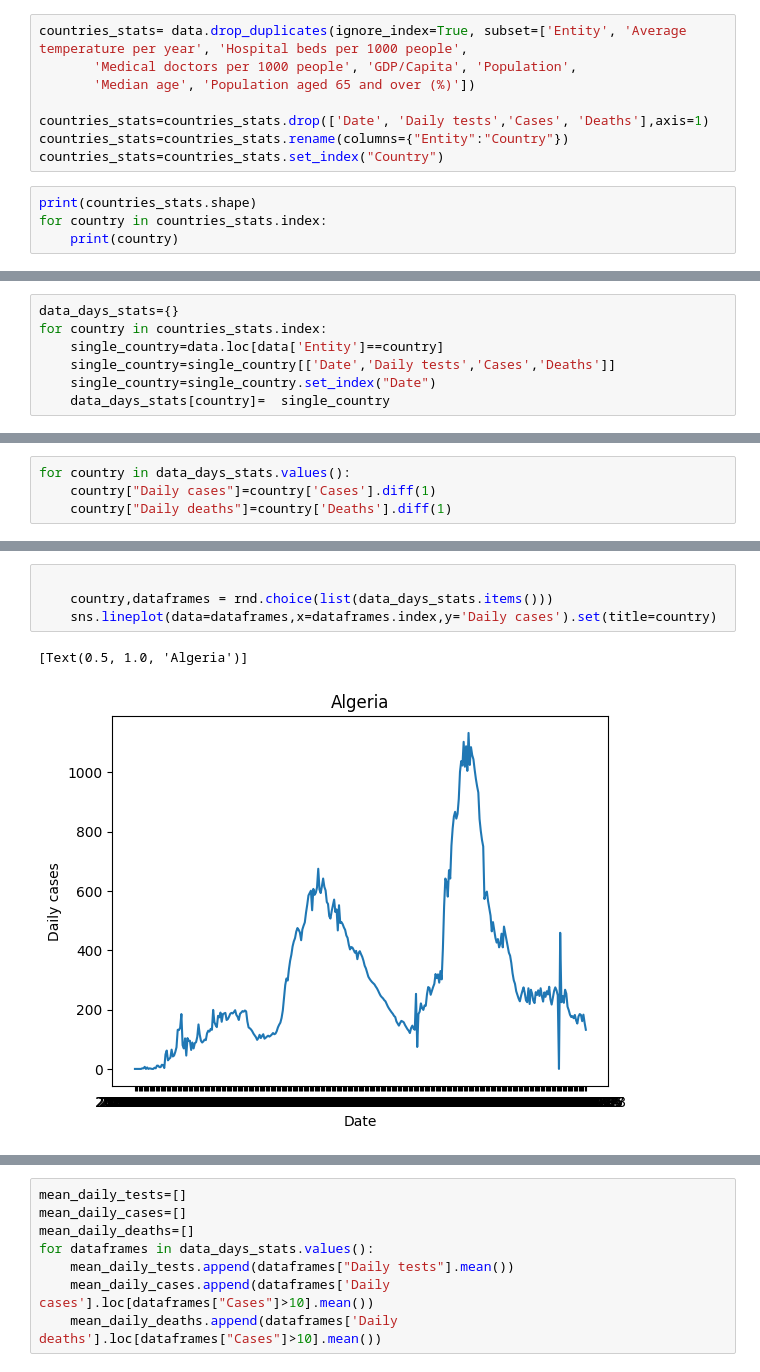
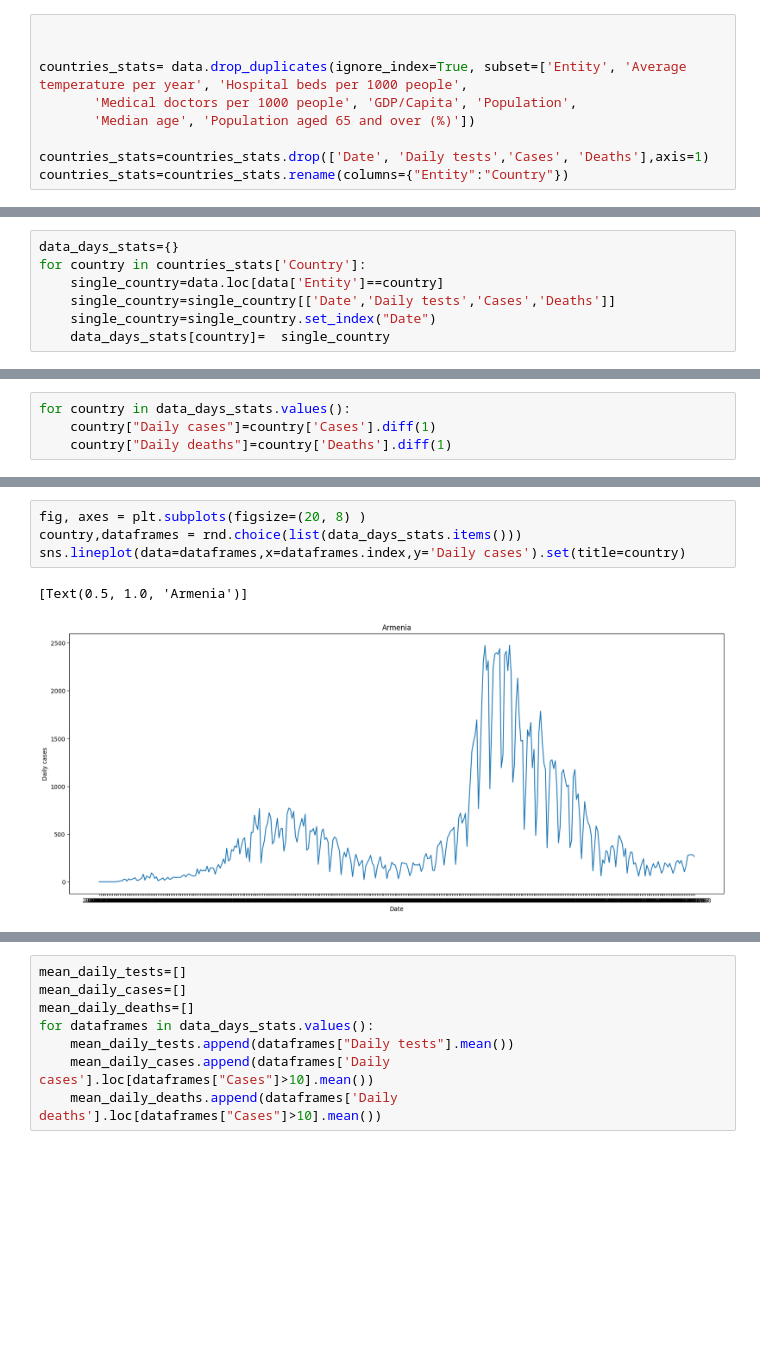
Before and after one commit to Andreas-Ts/Data-Mining-Project-Covid, a Jupyter notebook: Main.ipynb, the cells around one changed output, grey strips where cells are left out. Saved outputs shown, nothing was run; the diff lists cells and outputs as text; blank space fills up the shorter version.

Commit message:
Plot visualazitation

```diff
--- a/Main.ipynb
+++ b/Main.ipynb
@@ -65,12 +80,9 @@ data=data.fillna(0)
 # %%
+
+
 countries_stats= data.drop_duplicates(ignore_index=True, subset=['Entity', 'Average temperature per year', 'Hospital beds per 1000 people',
        'Medical doctors per 1000 people', 'GDP/Capita', 'Population',
        'Median age', 'Population aged 65 and over (%)'])
 
 countries_stats=countries_stats.drop(['Date', 'Daily tests','Cases', 'Deaths'],axis=1)
 countries_stats=countries_stats.rename(columns={"Entity":"Country"})
-countries_stats=countries_stats.set_index("Country")
-# %%
-print(countries_stats.shape)
-for country in countries_stats.index:
-    print(country)
@@ -95,6 +89,6 @@ Zimbabwe
 # %%
 data_days_stats={}
-for country in countries_stats.index:
+for country in countries_stats['Country']:
     single_country=data.loc[data['Entity']==country]
     single_country=single_country[['Date','Daily tests','Cases','Deaths']]
     single_country=single_country.set_index("Date")
@@ -161,10 +155,10 @@ Daily cases       29.0
 Daily deaths       0.0
 dtype: float64
 # %%
-
-    country,dataframes = rnd.choice(list(data_days_stats.items()))
-    sns.lineplot(data=dataframes,x=dataframes.index,y='Daily cases').set(title=country)
+fig, axes = plt.subplots(figsize=(20, 8) )
+country,dataframes = rnd.choice(list(data_days_stats.items()))
+sns.lineplot(data=dataframes,x=dataframes.index,y='Daily cases').set(title=country)
 # %% [output]
-[Text(0.5, 1.0, 'Algeria')]
+[Text(0.5, 1.0, 'Armenia')]
-[figure, old version]
+[figure, new version]
 # %%
```
Also changed, not shown: parts of 40 cells of this notebook.
